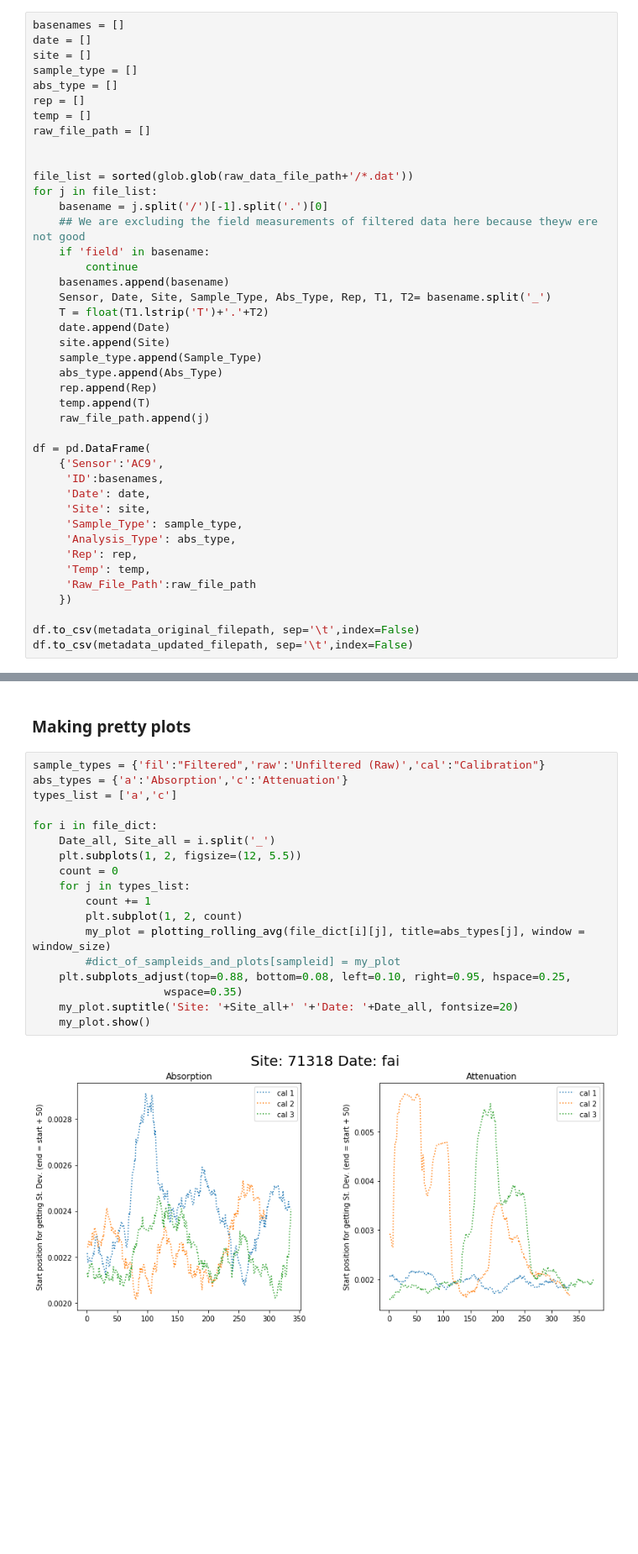
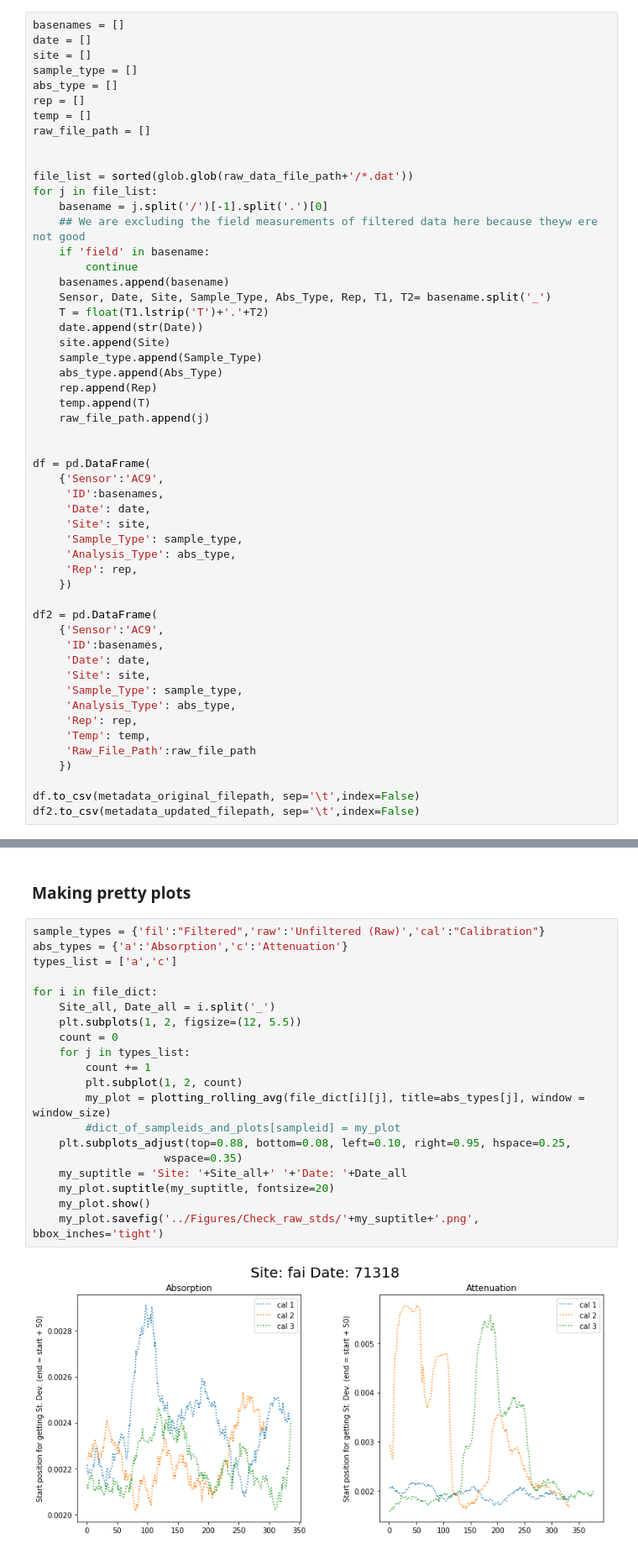
Before and after one commit to catherinekuhn/FreshwatersOpticsToolkit, a Jupyter notebook: Code/Step1_ABOVE_AC9_summarize_raw_files.ipynb, the cells around one changed output, grey strips where cells are left out. Shown at 84% size. Drawn from its saved outputs; the diff is of its cells as text; blank space fills up the shorter version.

```diff
--- a/Code/Step1_ABOVE_AC9_summarize_raw_files.ipynb
+++ b/Code/Step1_ABOVE_AC9_summarize_raw_files.ipynb
@@ -105,7 +112,7 @@ for j in file_list:
     basenames.append(basename)
     Sensor, Date, Site, Sample_Type, Abs_Type, Rep, T1, T2= basename.split('_')
     T = float(T1.lstrip('T')+'.'+T2)
-    date.append(Date)
+    date.append(str(Date))
     site.append(Site)
     sample_type.append(Sample_Type)
     abs_type.append(Abs_Type)
@@ -113,7 +120,18 @@ for j in file_list:
     temp.append(T)
     raw_file_path.append(j)
 
+
 df = pd.DataFrame(
+    {'Sensor':'AC9',
+     'ID':basenames,
+     'Date': date,
+     'Site': site,
+     'Sample_Type': sample_type,
+     'Analysis_Type': abs_type,
+     'Rep': rep,
+    })
+
+df2 = pd.DataFrame(
     {'Sensor':'AC9',
      'ID':basenames,
      'Date': date,
@@ -126,7 +144,7 @@ df = pd.DataFrame(
     })
 
 df.to_csv(metadata_original_filepath, sep='\t',index=False)
-df.to_csv(metadata_updated_filepath, sep='\t',index=False)
+df2.to_csv(metadata_updated_filepath, sep='\t',index=False)
 # %% [markdown]
 ### Generate summary statistics and make new csv files for each sample
 
@@ -311,20 +329,22 @@ for index, row in metadata.iterrows():
 # %%
 sample_types = {'fil':"Filtered",'raw':'Unfiltered (Raw)','cal':"Calibration"}
 abs_types = {'a':'Absorption','c':'Attenuation'}
 types_list = ['a','c']
 
 for i in file_dict:
-    Date_all, Site_all = i.split('_')
+    Site_all, Date_all = i.split('_')
     plt.subplots(1, 2, figsize=(12, 5.5))
     count = 0
     for j in types_list:
         count += 1
         plt.subplot(1, 2, count)
         my_plot = plotting_rolling_avg(file_dict[i][j], title=abs_types[j], window = window_size)
         #dict_of_sampleids_and_plots[sampleid] = my_plot
     plt.subplots_adjust(top=0.88, bottom=0.08, left=0.10, right=0.95, hspace=0.25,
                     wspace=0.35)
-    my_plot.suptitle('Site: '+Site_all+' '+'Date: '+Date_all, fontsize=20)
+    my_suptitle = 'Site: '+Site_all+' '+'Date: '+Date_all
+    my_plot.suptitle(my_suptitle, fontsize=20)
     my_plot.show()
+    my_plot.savefig('../Figures/Check_raw_stds/'+my_suptitle+'.png', bbox_inches='tight')
 # %% [output]
-[figure, old version]
+[figure, new version]
```
Also changed, not shown: parts of 3 cells of this notebook, 10 other files.
